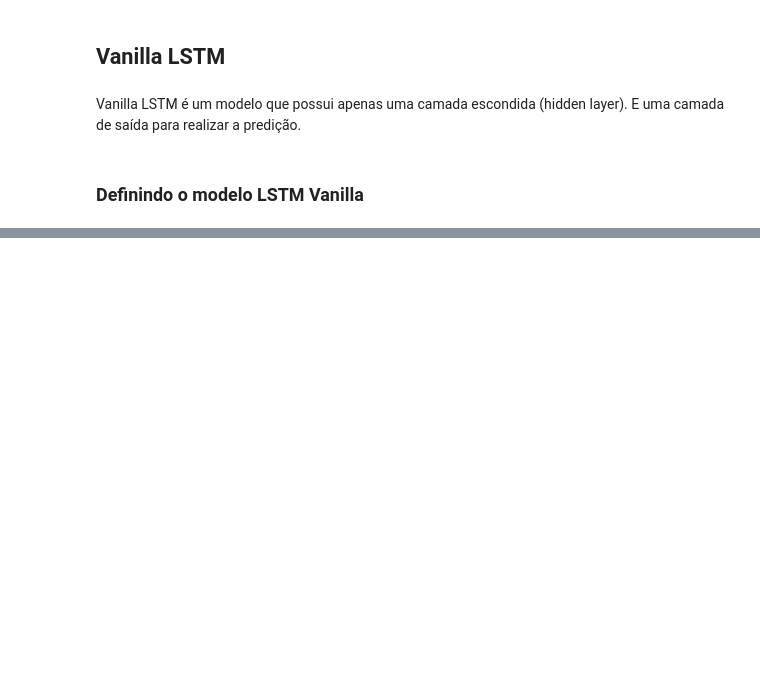
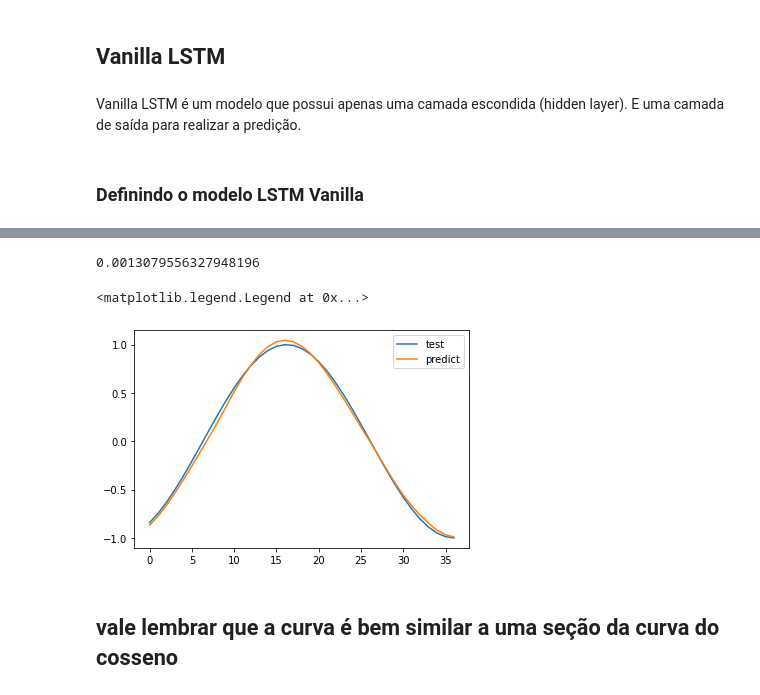
Before and after one commit to bruna-capistrano/TrabalhoPPA, a Jupyter notebook: teste_lstm.ipynb, the cells around one changed output, grey strips where cells are left out. Saved outputs shown, nothing was run; the diff lists cells and outputs as text; code cells hidden in the pictures; blank space fills up the shorter version.

```diff
--- a/teste_lstm.ipynb
+++ b/teste_lstm.ipynb
@@ -78,2 +116,6 @@ X = X.reshape((X.shape[0], X.shape[1], n_features))
+# %%
+y_train = y[0:60]
+# %%
+y_test = y[60:]
 # %% [markdown]
 # Modelos LSTM para séries temporais univariadas
@@ -97,5 +147,5 @@ model.compile(optimizer='adam', loss='mse')
 To enable them in other operations, rebuild TensorFlow with the appropriate compiler flags.
 # %%
 # fit model
-model.fit(X, y, epochs=200, verbose=2)
+model.fit(X_train, y_train, epochs=200, verbose=2)
 # %% [output]
@@ -120 +170,18 @@ Epoch 200/200
 <keras.callbacks.History at 0x...>
+# %%
+# model prediction
+yhat = model.predict(X_test, verbose=0)
+# %%
+#model evaluation
+mean_squared_error(y_test,yhat)
+# %% [output]
+0.0013079556327948196
+# %%
+plt.plot(y_test, label='test')
+plt.plot(yhat, label='predict')
+plt.legend()
+# %% [output]
+<matplotlib.legend.Legend at 0x...>
+[figure, added]
+# %% [markdown]
+## vale lembrar que a curva é bem similar a uma seção da curva do cosseno
```
Also changed, not shown: parts of 13 cells of this notebook.
